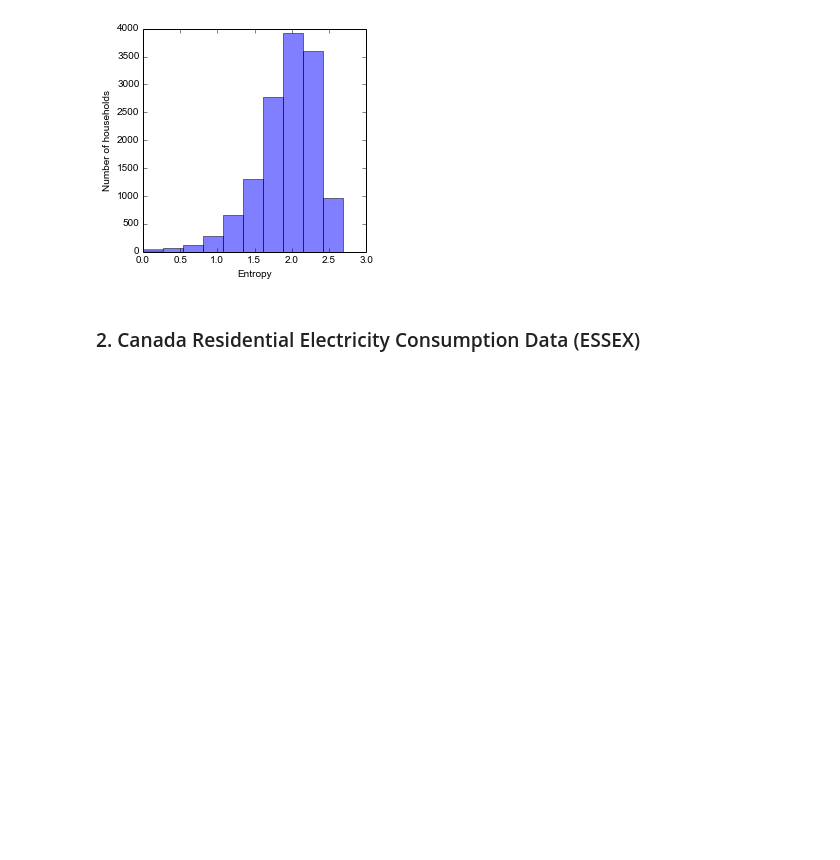
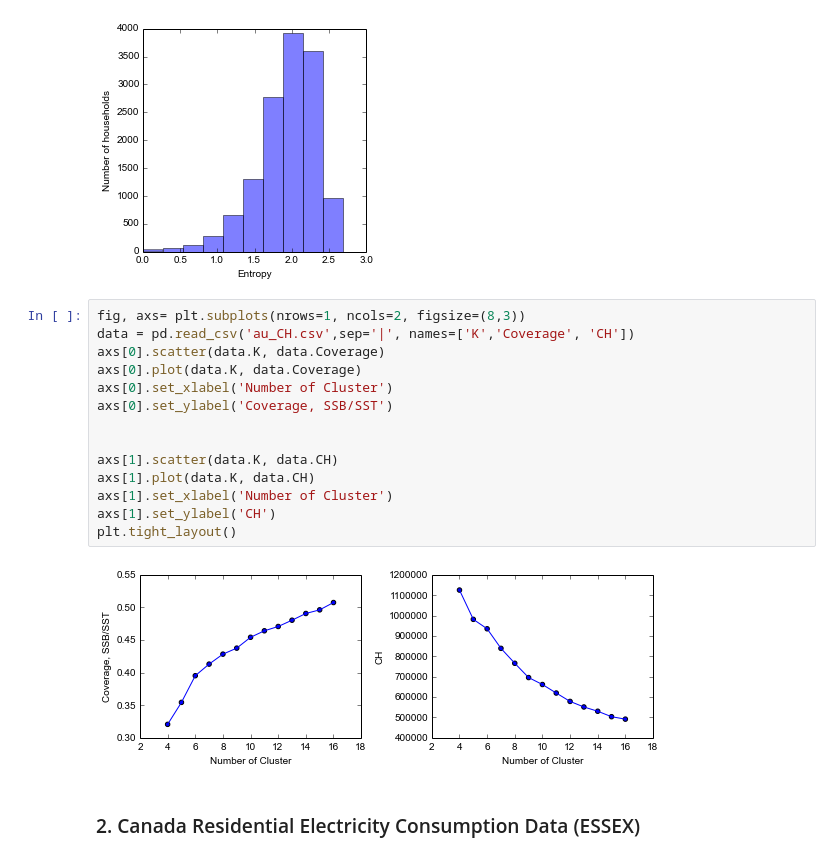
Before and after one commit to xiufengliu/SmartMeterDataAnalytics, a Jupyter notebook: experiments/clustering/Figures.ipynb, the cells around one changed output. Drawn from its saved outputs; the diff is of its cells as text; blank space fills up the shorter version.

```diff
--- a/experiments/clustering/Figures.ipynb
+++ b/experiments/clustering/Figures.ipynb
@@ -159,6 +159,22 @@ Histogram of entropy:
 plot_entropy('au_entropy.csv')
 # %% [output]
 [figure]
+# %%
+fig, axs= plt.subplots(nrows=1, ncols=2, figsize=(8,3))
+data = pd.read_csv('au_CH.csv',sep='|', names=['K','Coverage', 'CH'])
+axs[0].scatter(data.K, data.Coverage)
+axs[0].plot(data.K, data.Coverage)
+axs[0].set_xlabel('Number of Cluster')
+axs[0].set_ylabel('Coverage, SSB/SST')
+
+
+axs[1].scatter(data.K, data.CH)
+axs[1].plot(data.K, data.CH)
+axs[1].set_xlabel('Number of Cluster')
+axs[1].set_ylabel('CH')
+plt.tight_layout()
+# %% [output]
+[figure, added]
 # %% [markdown]
 ### 2. Canada Residential Electricity Consumption Data (ESSEX)
 # %%
```
Also changed, not shown: parts of 1 cell of this notebook, 4 other files.
